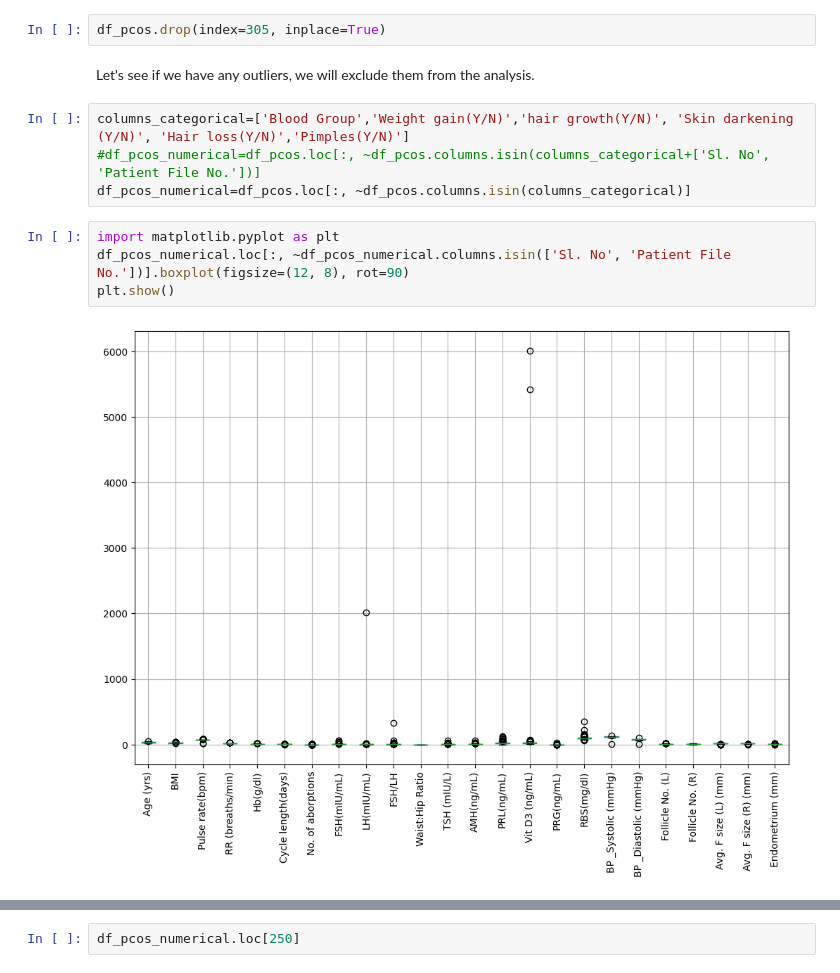
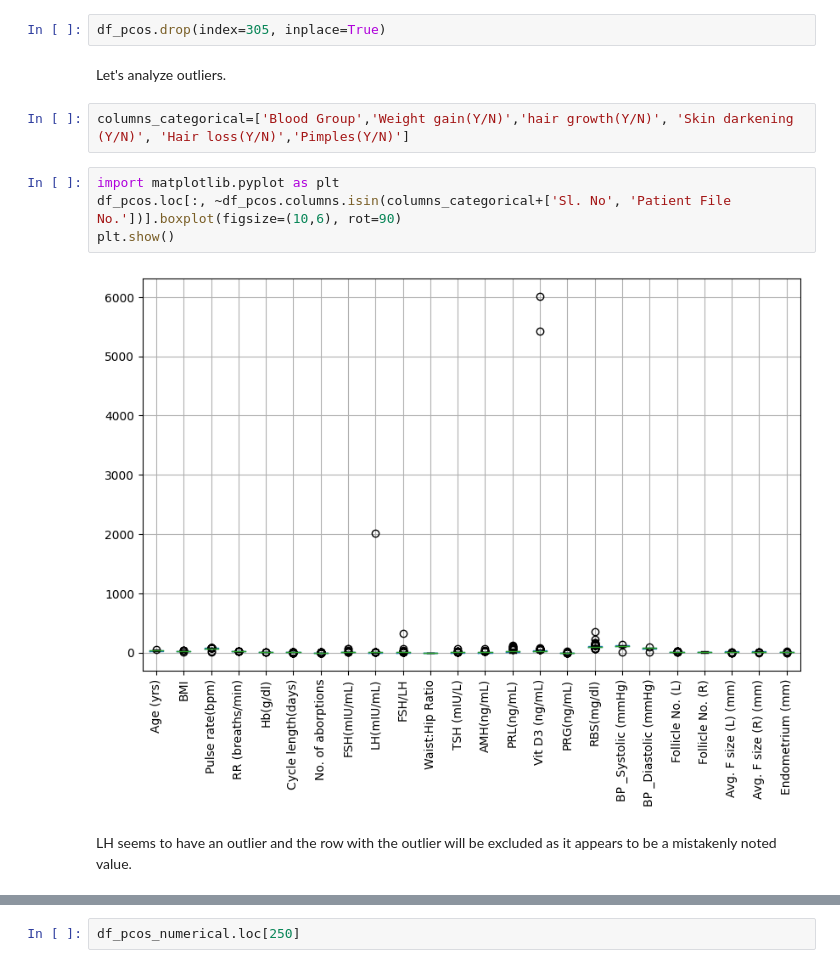
Before and after one commit to tina-m-dev/pcos, a Jupyter notebook: Outliers.ipynb, the cells around one changed output, grey strips where cells are left out. Saved outputs shown, nothing was run; the diff lists cells and outputs as text.

```diff
--- a/Outliers.ipynb
+++ b/Outliers.ipynb
@@ -127,16 +96,16 @@ df_pcos.loc[missing_index, 'AMH(ng/mL)']
 Name: AMH(ng/mL), dtype: float64
 # %%
 df_pcos.drop(index=305, inplace=True)
-# %% [markdown]
-Let's see if we have any outliers, we will exclude them from the analysis.
+# %% [markdown]
+Let's analyze outliers.
 # %%
 columns_categorical=['Blood Group','Weight gain(Y/N)','hair growth(Y/N)', 'Skin darkening (Y/N)', 'Hair loss(Y/N)','Pimples(Y/N)']
-#df_pcos_numerical=df_pcos.loc[:, ~df_pcos.columns.isin(columns_categorical+['Sl. No', 'Patient File No.'])]
-df_pcos_numerical=df_pcos.loc[:, ~df_pcos.columns.isin(columns_categorical)]
 # %%
 import matplotlib.pyplot as plt
-df_pcos_numerical.loc[:, ~df_pcos_numerical.columns.isin(['Sl. No', 'Patient File No.'])].boxplot(figsize=(12, 8), rot=90)
+df_pcos.loc[:, ~df_pcos.columns.isin(columns_categorical+['Sl. No', 'Patient File No.'])].boxplot(figsize=(10,6), rot=90)
 plt.show()
 # %% [output]
-[figure, old version]
+[figure, new version]
+# %% [markdown]
+LH seems to have an outlier and the row with the outlier will be excluded as it appears to be a mistakenly noted value.
 # %%
```
Also changed, not shown: parts of 32 cells of this notebook.
